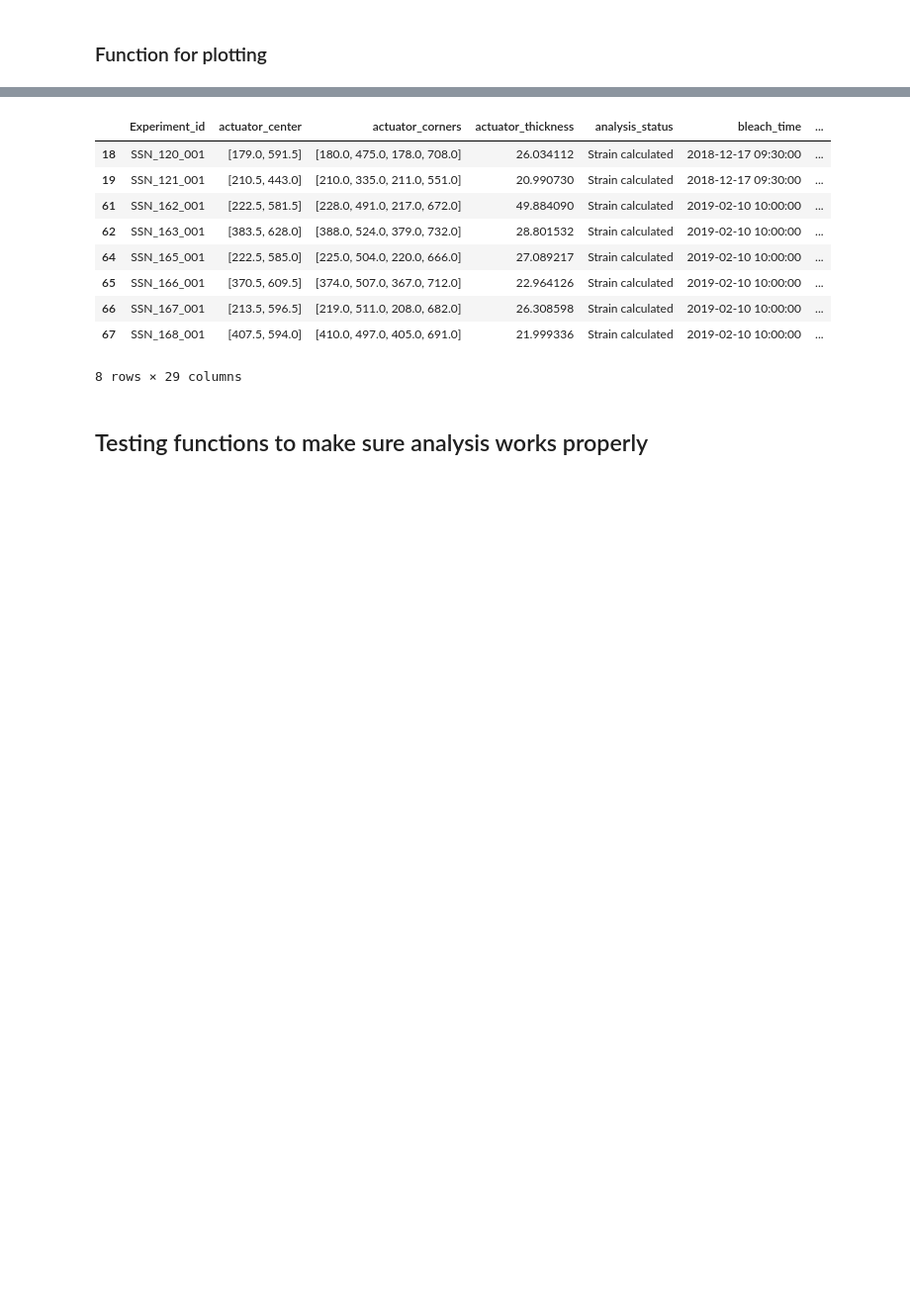
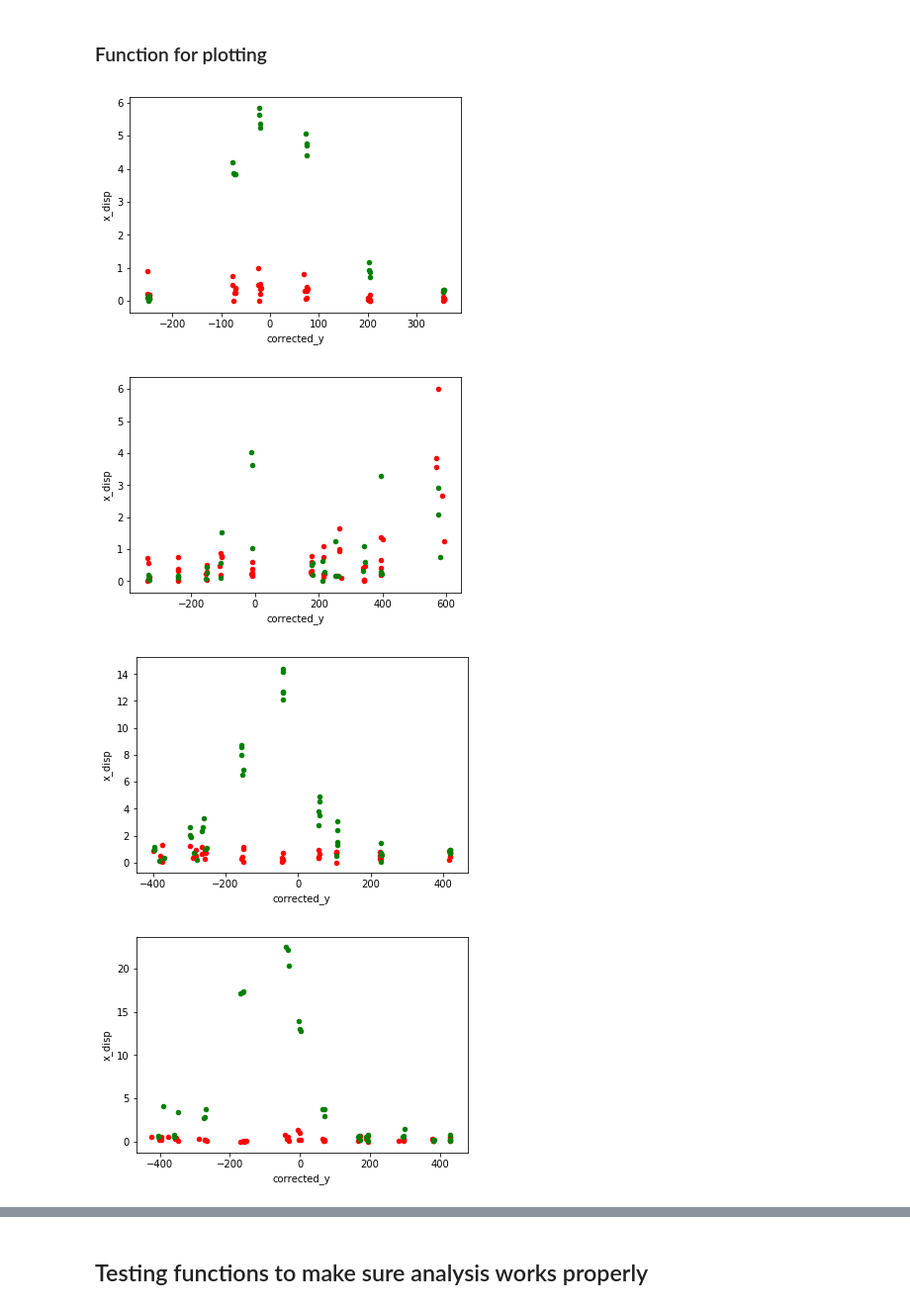
Before and after one commit to anekimken/SSN_ImageAnalysis, a Jupyter notebook: scripts/Mitochondria Displacement Plots.ipynb, the cells around one changed output, grey strips where cells are left out. Shown: that part at 99% size. Drawn from its saved outputs; the diff is of its cells as text; code cells hidden in the pictures; blank space fills up the shorter version.

Commit message:
Progress plotting displacements in jupyter notebook
Actuator location correction looks a tad funky. need to double-check

```diff
--- a/scripts/Mitochondria Displacement Plots.ipynb
+++ b/scripts/Mitochondria Displacement Plots.ipynb
@@ -171,2 +115,11 @@ def get_rest_distance(pair, axis):
+# %%
+def calc_x_distance(row):
+    return distance.euclidean([row['x']], [row['x_rest']])
+
+def calc_xz_distance(row):
+    return distance.euclidean([row['x'], row['z']], [row['x_rest'], row['z_rest']])
+
+def calc_xyz_distance(row):
+    return distance.euclidean([row['x'], row['y'], row['z']], [row['x_rest'],  row['y_rest'], row['z_rest']])
 # %% [markdown]
 ### Function for plotting
@@ -177,9 +174,28 @@ def get_rest_distance(pair, axis):
 # %%
 # get all the metadata
 all_metadata = get_experiment_df(analyzed_data_dir)
 # filter out trials we don't want
 trials_with_strain_and_actuator = all_metadata.loc[(all_metadata['analysis_status'] == 'Strain calculated') & (all_metadata['actuator_center'].notnull())]
 # make plots for those trials
-# for index, row in metadata_df.iterrows():
+for index, row in trials_with_strain_and_actuator.iterrows():
+    experiment_id = row['Experiment_id']
+    metadata = trials_with_strain_and_actuator.loc[all_metadata['Experiment_id'] == experiment_id]
 
-# this_trial_mitos = make_trial_df('SSN_120_001', all_metadata)
+    strain_file = analyzed_data_dir + experiment_id + '/strain.yaml'
+    with open(strain_file, 'r') as yamlfile:
+        strain_df = yaml.safe_load(yamlfile)
+    strain_df = pd.DataFrame(strain_df)
+
+    linked_mitos_file = analyzed_data_dir + experiment_id + '/mito_locations.yaml'
+    with open(linked_mitos_file, 'r') as yamlfile:
+        linked_mitos_df = yaml.safe_load(yamlfile)
+    linked_mitos_df = pd.DataFrame.from_dict(linked_mitos_df)
+
+    plot_disp_centered_on_actuator(linked_mitos_df, metadata, 'x')
+#     plot_disp_centered_on_actuator(linked_mitos_df, metadata, 'xz')
+#     plot_disp_centered_on_actuator(linked_mitos_df, metadata, 'xyz')
+# %% [output]
+[figure, added]
+[figure, added]
+[figure, added]
+[figure, added]
@@ -186,22 +206,3 @@ trials_with_strain_and_actuator = all_metadata.loc[(all_metadata['analysis_statu
-# %%
-experiment_id = 'SSN_168_001'
-metadata = trials_with_strain_and_actuator.loc[all_metadata['Experiment_id'] == experiment_id]
-mito_locations_file = analyzed_data_dir + experiment_id + '/trackpyBatchResults.yaml'
-with open(mito_locations_file, 'r') as yamlfile:
-    mito_locations = yaml.safe_load(yamlfile)
-mito_locations = pd.DataFrame(mito_locations)
-trials_with_strain_and_actuator
-# %% [output]
-|  | Experiment_id | actuator_center | actuator_corners | actuator_thickness | analysis_status | bleach_time | ... |
-| 18 | SSN_120_001 | [179.0, 591.5] | [180.0, 475.0, 178.0, 708.0] | 26.034112 | Strain calculated | 2018-12-17 09:30:00 | ... |
-| 19 | SSN_121_001 | [210.5, 443.0] | [210.0, 335.0, 211.0, 551.0] | 20.990730 | Strain calculated | 2018-12-17 09:30:00 | ... |
-| 61 | SSN_162_001 | [222.5, 581.5] | [228.0, 491.0, 217.0, 672.0] | 49.884090 | Strain calculated | 2019-02-10 10:00:00 | ... |
-| 62 | SSN_163_001 | [383.5, 628.0] | [388.0, 524.0, 379.0, 732.0] | 28.801532 | Strain calculated | 2019-02-10 10:00:00 | ... |
-| 64 | SSN_165_001 | [222.5, 585.0] | [225.0, 504.0, 220.0, 666.0] | 27.089217 | Strain calculated | 2019-02-10 10:00:00 | ... |
-| 65 | SSN_166_001 | [370.5, 609.5] | [374.0, 507.0, 367.0, 712.0] | 22.964126 | Strain calculated | 2019-02-10 10:00:00 | ... |
-| 66 | SSN_167_001 | [213.5, 596.5] | [219.0, 511.0, 208.0, 682.0] | 26.308598 | Strain calculated | 2019-02-10 10:00:00 | ... |
-| 67 | SSN_168_001 | [407.5, 594.0] | [410.0, 497.0, 405.0, 691.0] | 21.999336 | Strain calculated | 2019-02-10 10:00:00 | ... |
-8 rows × 29 columns
 # %% [markdown]
 ## Testing functions to make sure analysis works properly
 # %%
```
Also changed, not shown: parts of 8 cells of this notebook, 49 other files.
